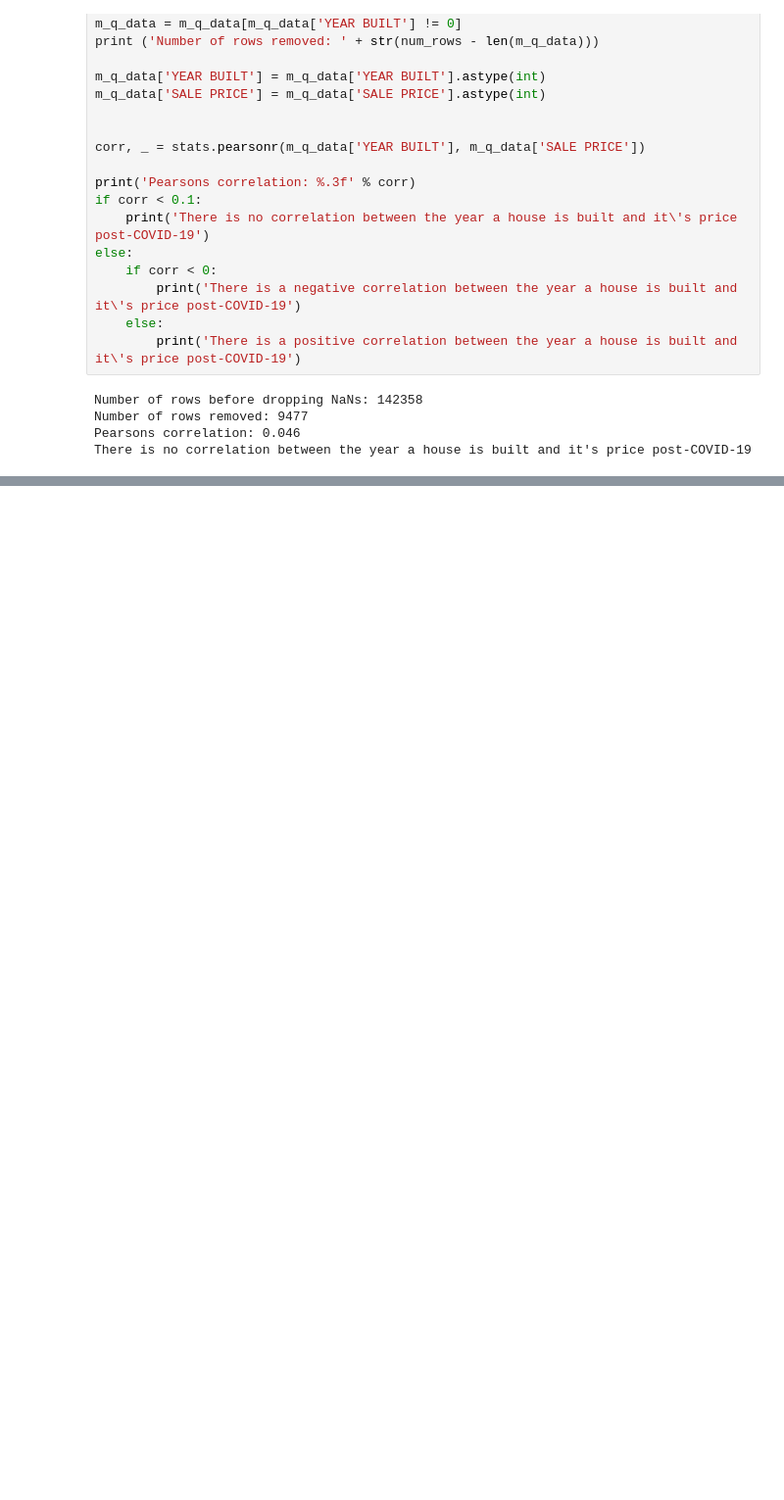
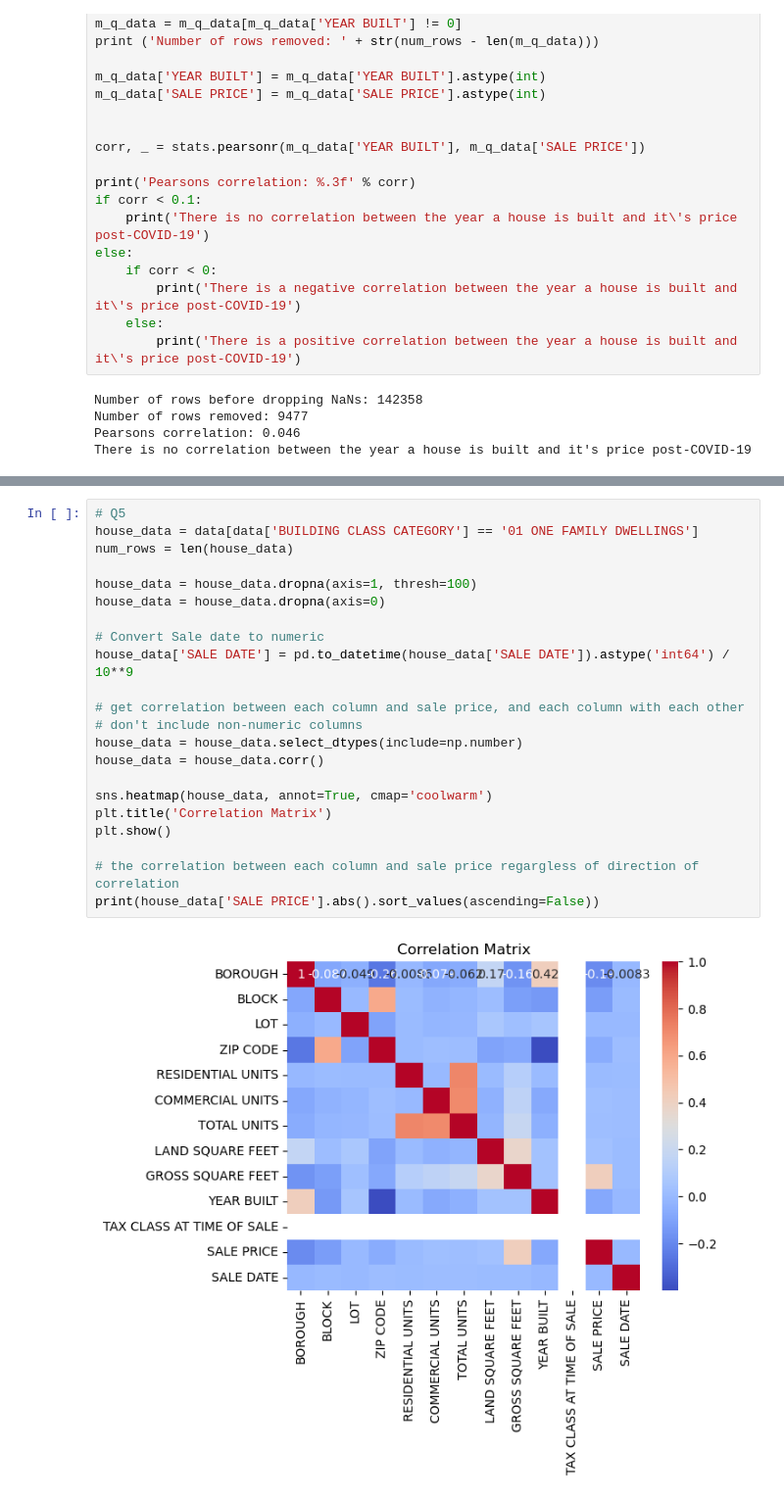
Before and after one commit to Liamsalass/Data_Analytics, a Jupyter notebook: A1/A1.ipynb, the cells around one changed output, grey strips where cells are left out. Shown at 98% size. Drawn from its saved outputs; the diff is of its cells as text; blank space fills up the shorter version.

```diff
--- a/A1/A1.ipynb
+++ b/A1/A1.ipynb
@@ -206,0 +315,24 @@ There is no correlation between the year a house is built and it's price post-CO
+# %%
+# Q5
+house_data = data[data['BUILDING CLASS CATEGORY'] == '01 ONE FAMILY DWELLINGS']
+num_rows = len(house_data)
+
+house_data = house_data.dropna(axis=1, thresh=100)
+house_data = house_data.dropna(axis=0)
+
+# Convert Sale date to numeric
+house_data['SALE DATE'] = pd.to_datetime(house_data['SALE DATE']).astype('int64') / 10**9
+
+# get correlation between each column and sale price, and each column with each other
+# don't include non-numeric columns
+house_data = house_data.select_dtypes(include=np.number)
+house_data = house_data.corr()
+
+sns.heatmap(house_data, annot=True, cmap='coolwarm')
+plt.title('Correlation Matrix')
+plt.show()
+
+# the correlation between each column and sale price regargless of direction of correlation
+print(house_data['SALE PRICE'].abs().sort_values(ascending=False))
+# %% [output]
+[figure, added]
```
Also changed, not shown: parts of 12 cells of this notebook.
